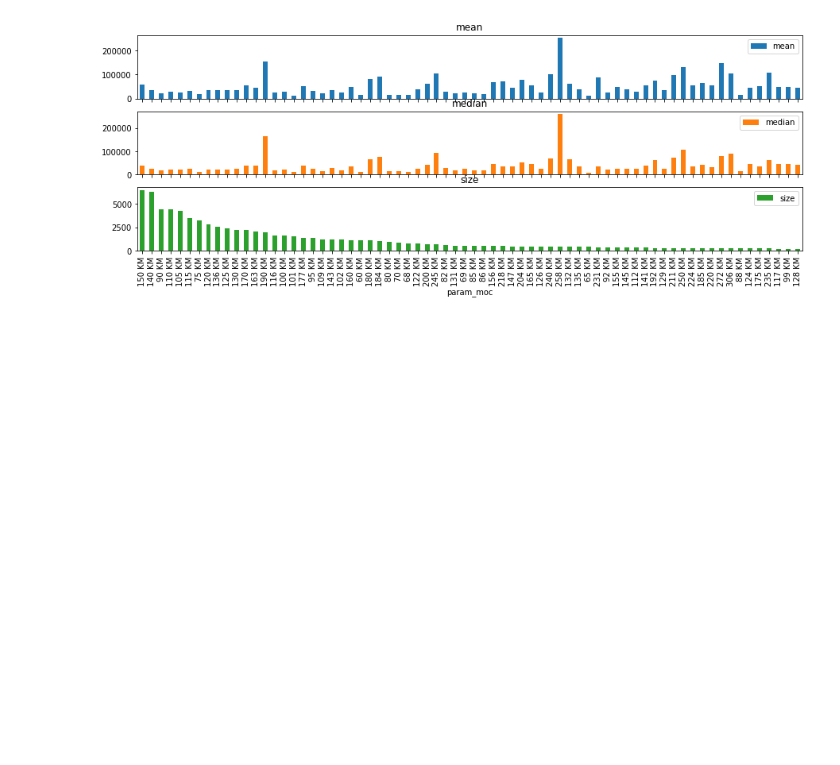
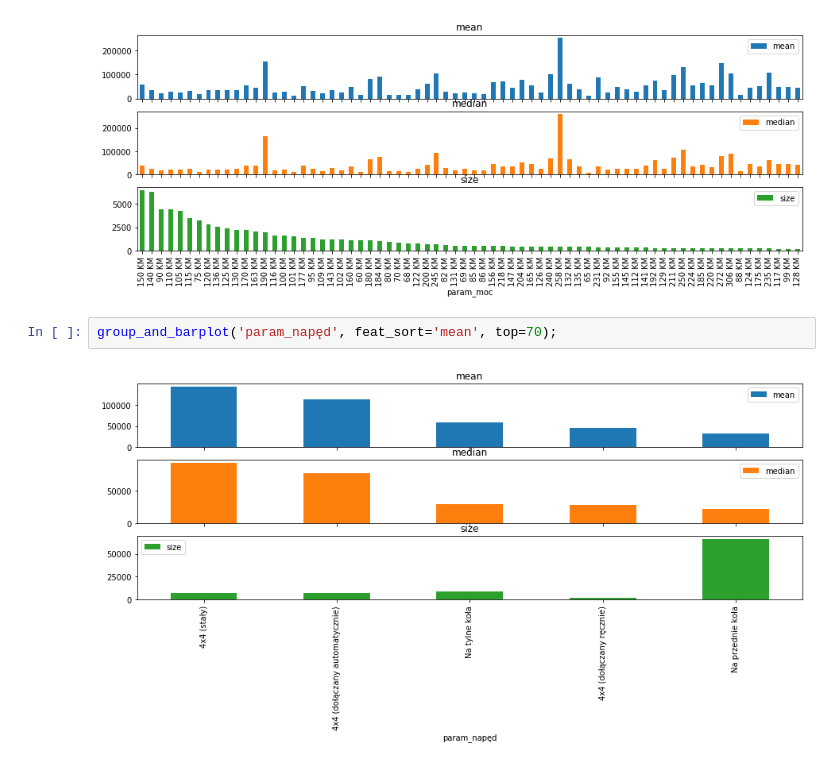
Before and after one commit to vainamonen/dw_matrix_car, a Jupyter notebook: day2_visualization.ipynb, the cells around one changed output. Cells and saved outputs as stored; diff of their text form; blank space fills up the shorter version.

```diff
--- a/day2_visualization.ipynb
+++ b/day2_visualization.ipynb
@@ -150,3 +150,7 @@ group_and_barplot('param_moc', feat_sort='median', top=70);
 group_and_barplot('param_moc', feat_sort='size', top=70);
 # %% [output]
 [figure]
+# %%
+group_and_barplot('param_napęd', feat_sort='mean', top=70);
+# %% [output]
+[figure, added]
```
Also changed, not shown: parts of 2 cells of this notebook, 2 other files.
